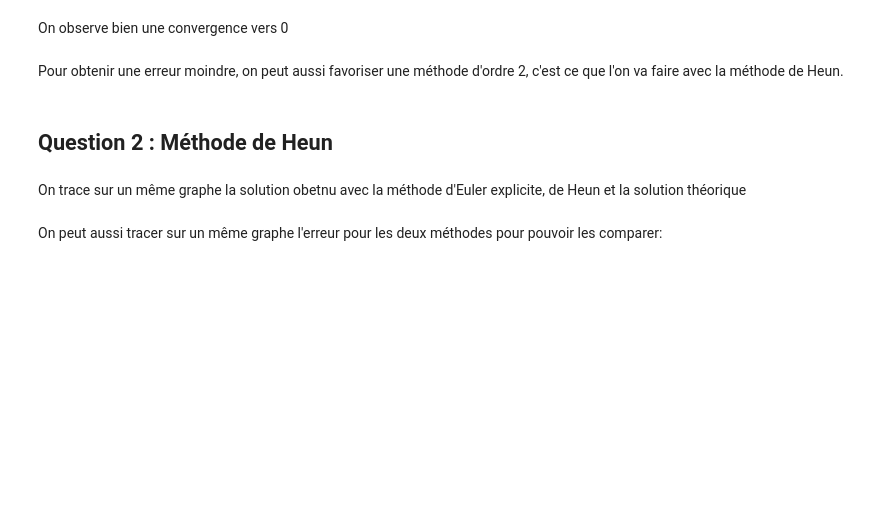
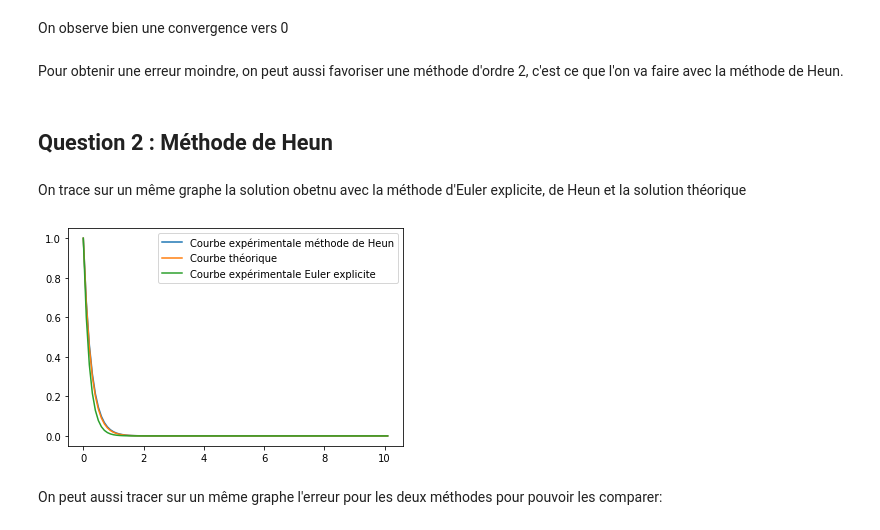
Before and after one commit to mpapet/choix_pas_de_temps, a Jupyter notebook: pnum2.ipynb, the cells around one changed output. Saved outputs shown, nothing was run; the diff lists cells and outputs as text; code cells hidden in the pictures; blank space fills up the shorter version.

```diff
--- a/pnum2.ipynb
+++ b/pnum2.ipynb
@@ -92,22 +90,24 @@ def solve_heun(f,x0,dt, t_max=10):
     while t[-1] < t_max:
         tj=t[-1]
         x_approx=xj+np.array(f(xj))*dt
-        x.append(xj+(dt/2)*(np.array(f(xj))+x_approx))
+        x.append(xj+(dt/2)*(np.array(f(xj))+np.array(f(x_approx))))
         t.append(tj+dt)
-        xj=xj+(dt/2)*(np.array(f(xj))+x_approx)
+        xj=xj+(dt/2)*(np.array(f(xj))+np.array(f(x_approx)))
     return t,x
 # %% [markdown]
 On trace sur un même graphe la solution obetnu avec la méthode d'Euler explicite, de Heun et la solution théorique
 # %%
 t2, x_exp2, = solve_heun(f,1, 10**-1)
-x_theo = [g(i) for i in t]
+t2, x_expbis = solve_euler_explicit(f,1, 10**-1)
+x_theo = [g(i) for i in t2]
 plt.plot(t2, x_exp2, label = "Courbe expérimentale méthode de Heun")
-
 plt.plot(t2, x_theo, label="Courbe théorique")
-plt.plot(t2, x_exp, label = "Courbe expérimentale Euler explicite")
+plt.plot(t2, x_expbis, label = "Courbe expérimentale Euler explicite")
 plt.legend()
 plt.grid
 plt.show()
+# %% [output]
+[figure, added]
 # %% [markdown]
 On peut aussi tracer sur un même graphe l'erreur pour les deux méthodes pour pouvoir les comparer:
 # %%
```
Also changed, not shown: parts of 15 cells of this notebook.
